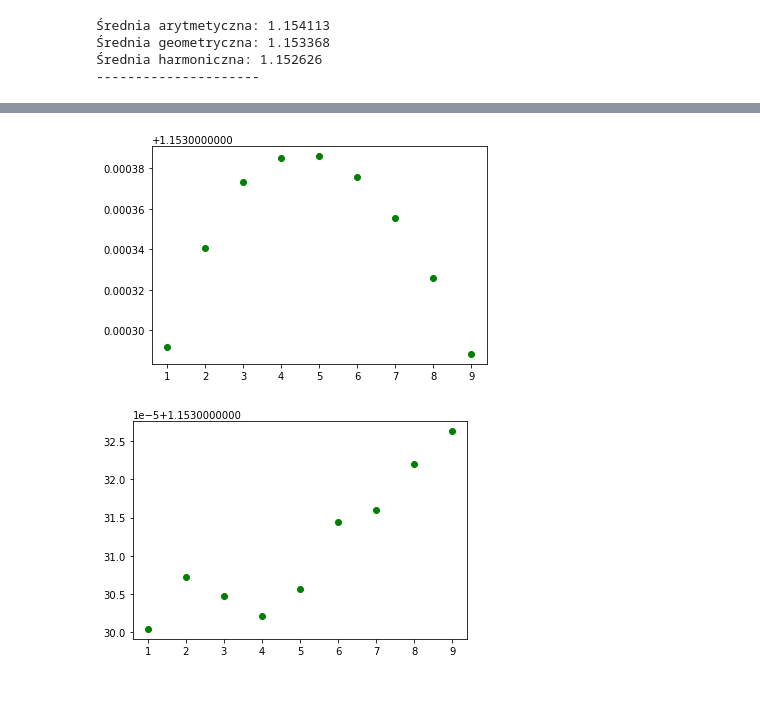
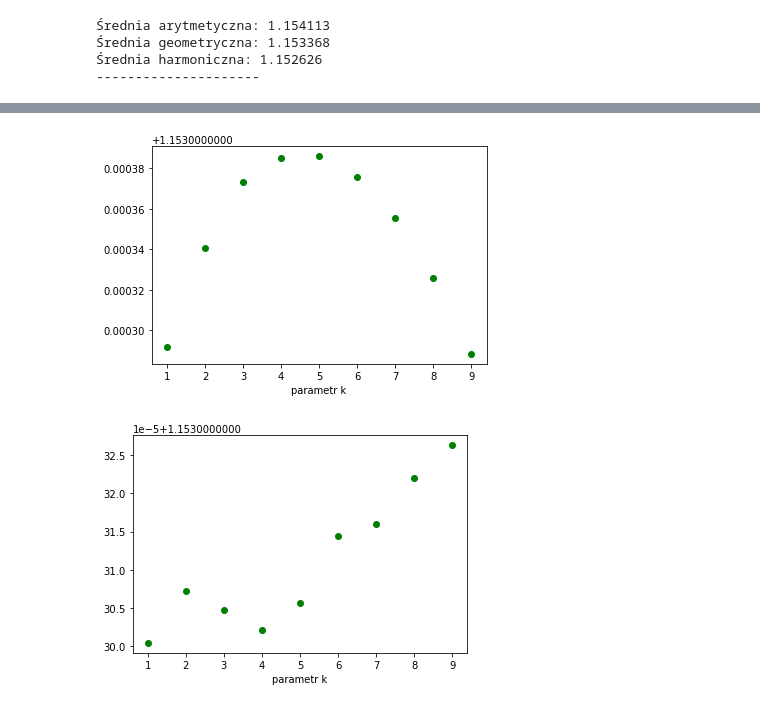
Before and after one commit to klaudynka245/statistics, a Jupyter notebook: projekt.ipynb, the cells around one changed output, grey strips where cells are left out. Cells and saved outputs as stored; diff of their text form; code cells hidden in the pictures.

```diff
--- a/projekt.ipynb
+++ b/projekt.ipynb
@@ -326,11 +342,13 @@ plt.savefig('X_wins.png')
 # %%
 fun2 = trimwins3()
 plt.scatter(u,fun2[0][0],color='green') #Y ucinana
+plt.xlabel('parametr k')
 plt.savefig('Y_trim.png')
 # %% [output]
-[figure, old version]
+[figure, new version]
 # %%
 plt.scatter(u,fun2[1][0],color='green') #Y winsor
+plt.xlabel('parametr k')
 plt.savefig('Y_wins.png')
 # %% [output]
-[figure, old version]
+[figure, new version]
```
Also changed, not shown: parts of 7 cells of this notebook, 12 other files.
